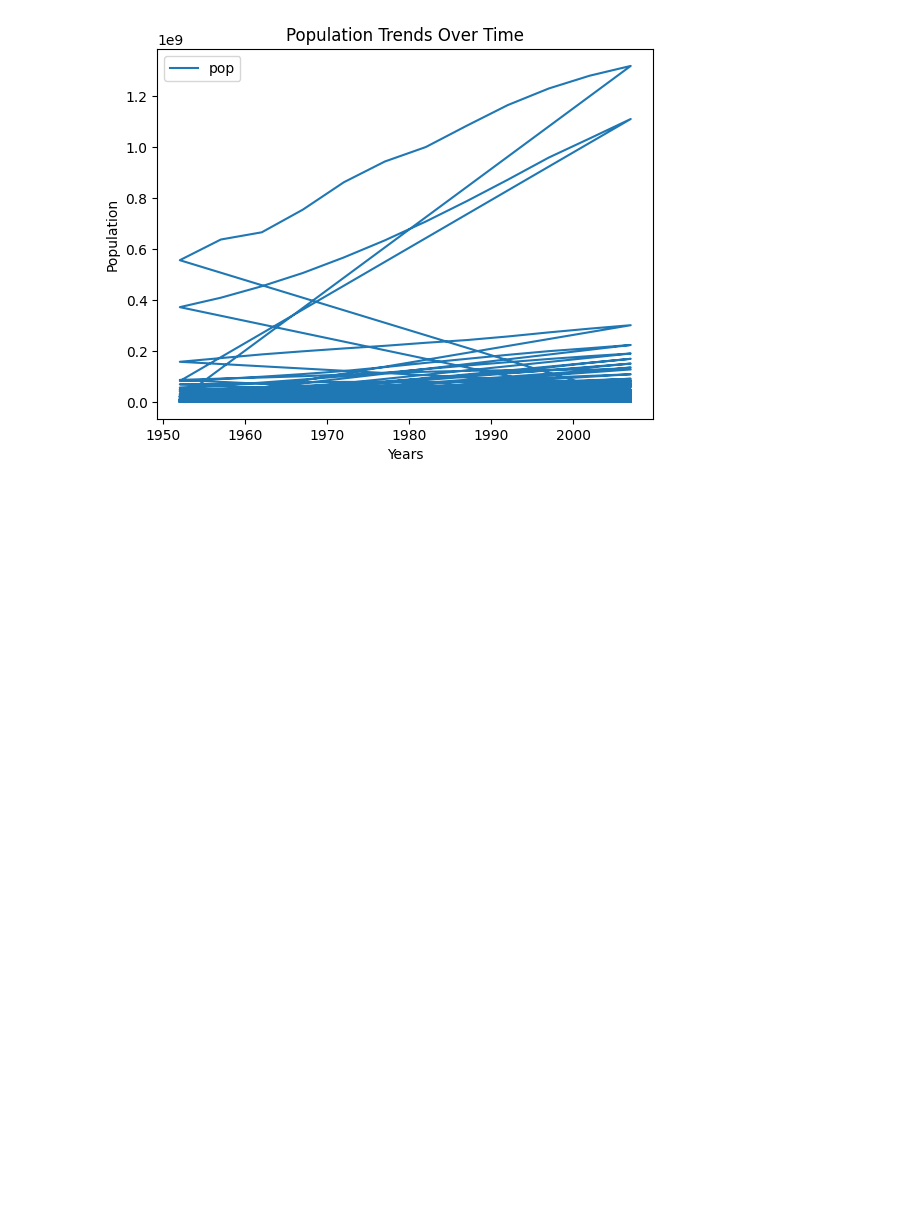
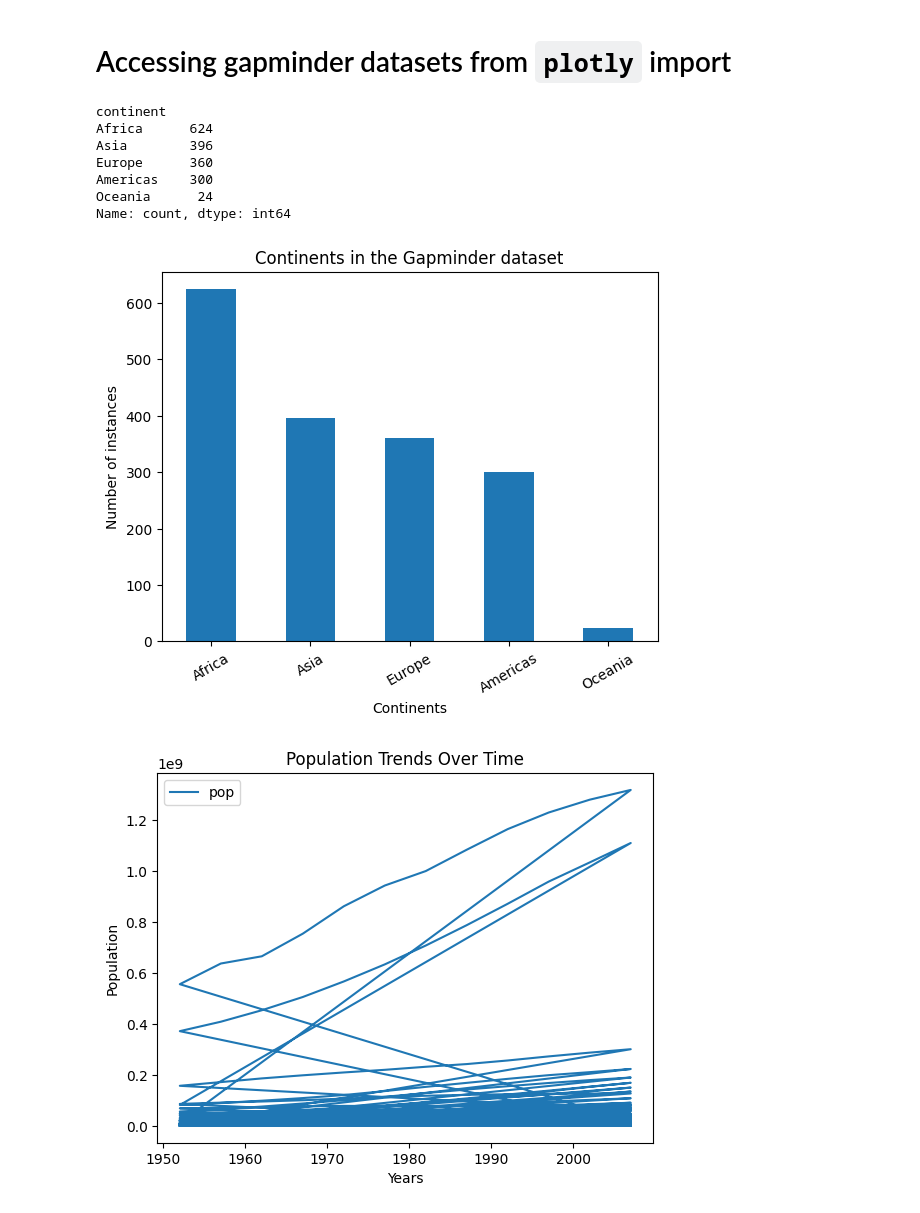
Before and after one commit to holman57/Business-Intelligence-Dashboard, a Jupyter notebook: examples/gapminder.ipynb, the cells around one changed output. Cells and saved outputs as stored; diff of their text form; code cells hidden in the pictures; blank space fills up the shorter version.

```diff
--- a/examples/gapminder.ipynb
+++ b/examples/gapminder.ipynb
@@ -1,5 +1,7 @@
 # %% [markdown]
 <a href="https://colab.research.google.com/github/holman57/Business-Intelligence-Dashboard/blob/main/examples/gapminder.ipynb" target="_parent"><img src="https://colab.research.google.com/assets/colab-badge.svg" alt="Open In Colab"/></a>
+# %% [markdown]
+# Accessing gapminder datasets from `plotly` import
 # %%
 import plotly
 import matplotlib.pyplot as plt
@@ -10 +11,20 @@ pop_year_df = gapminder_data[['pop', 'year']]
+# %%
+fig = gapminder_data['continent'].value_counts().plot(kind='bar').figure
+print(gapminder_data['continent'].value_counts())
+plt.xlabel("Continents")
+plt.xticks(rotation=30, horizontalalignment="center")
+plt.title("Continents in the Gapminder dataset")
+plt.ylabel("Number of instances")
+fig.savefig('bars.png')
+plt.show()
+plt.close(fig)
+# %% [output]
+continent
+Africa      624
+Asia        396
+Europe      360
+Americas    300
+Oceania      24
+Name: count, dtype: int64
+[figure, added]
 # %%
```
Also changed, not shown: parts of 3 cells of this notebook.
